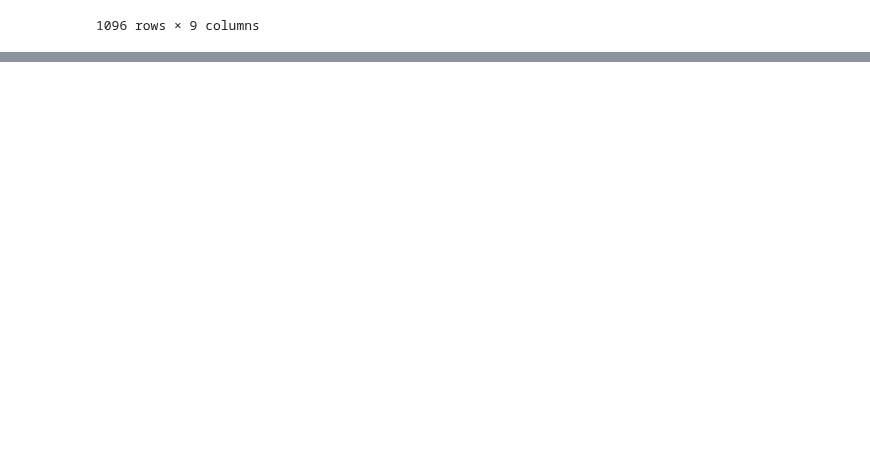
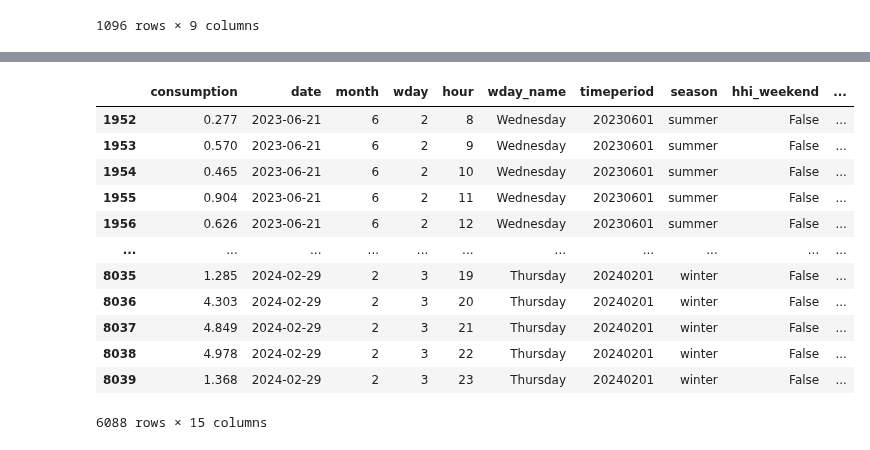
Before and after one commit to dpelleg/notebooks, a Jupyter notebook: electric-meter/electric-meter.ipynb, the cells around one changed output, grey strips where cells are left out. Drawn from its saved outputs; the diff is of its cells as text; code cells hidden in the pictures; blank space fills up the shorter version.

```diff
--- a/electric-meter/electric-meter.ipynb
+++ b/electric-meter/electric-meter.ipynb
@@ -13,0 +6,10 @@ meter = read_data(fname)
+# %%
+fname='uploads/was-excel.xlsx'
+fname='uploads/mine-sep2023.csv'
+fname='uploads/meter_23141644_LP_03-10-2023.csv'
+fname='uploads/meter_23141644_LP_01-03-2024.csv'
+#fname='uploads/1694442555_9_5acc46e3.csv'
+#fname='uploads/c595_1696146559_9.csv'
+#meter = read_data('data/meter-big.csv')
+meter = read_data(fname)
+#meter = pd.read_excel(fname, skiprows=11)
@@ -82,0 +321,16 @@ if True:
+# %%
+def read_solar_data(dir):
+    # scan all .csv files in dir
+    files = [f for f in os.listdir(dir) if os.path.isfile(os.path.join(dir, f)) and f.endswith('.csv')]
+    # read each file as a dataframe
+    dfs = [pd.read_csv(os.path.join(dir, f)) for f in files]
+    # concatenate all dataframes
+    df = pd.concat(dfs)
+    return df
+# %%
+solar = read_solar_data('../charts/data/noga')
+solar['time'] = pd.to_datetime(solar['time'], format='%Y%m%d %H:%M:%S')
+solar.set_index('time', inplace=True)
+solar = solar.resample('1H').sum()
+solar.reset_index(inplace=True)
+solar
@@ -82,0 +358,20 @@ if True:
+# %%
+# find the argmax PV generation
+max_solar = solar['PV generation'].max()
+solar['max PV generation'] = solar['PV generation'] / max_solar
+solar.drop(columns=['PV generation'], inplace=True)
+meter.merge(solar, left_index=True, right_on='time', how='left')
+# %% [output]
+|  | consumption | date | month | wday | hour | wday_name | timeperiod | season | hhi_weekend | ... |
+| 1952 | 0.277 | 2023-06-21 | 6 | 2 | 8 | Wednesday | 20230601 | summer | False | ... |
+| 1953 | 0.570 | 2023-06-21 | 6 | 2 | 9 | Wednesday | 20230601 | summer | False | ... |
+| 1954 | 0.465 | 2023-06-21 | 6 | 2 | 10 | Wednesday | 20230601 | summer | False | ... |
+| 1955 | 0.904 | 2023-06-21 | 6 | 2 | 11 | Wednesday | 20230601 | summer | False | ... |
+| 1956 | 0.626 | 2023-06-21 | 6 | 2 | 12 | Wednesday | 20230601 | summer | False | ... |
+| ... | ... | ... | ... | ... | ... | ... | ... | ... | ... | ... |
+| 8035 | 1.285 | 2024-02-29 | 2 | 3 | 19 | Thursday | 20240201 | winter | False | ... |
+| 8036 | 4.303 | 2024-02-29 | 2 | 3 | 20 | Thursday | 20240201 | winter | False | ... |
+| 8037 | 4.849 | 2024-02-29 | 2 | 3 | 21 | Thursday | 20240201 | winter | False | ... |
+| 8038 | 4.978 | 2024-02-29 | 2 | 3 | 22 | Thursday | 20240201 | winter | False | ... |
+| 8039 | 1.368 | 2024-02-29 | 2 | 3 | 23 | Thursday | 20240201 | winter | False | ... |
+6088 rows × 15 columns
```
Also changed, not shown: parts of 17 cells of this notebook, 6 other files.
